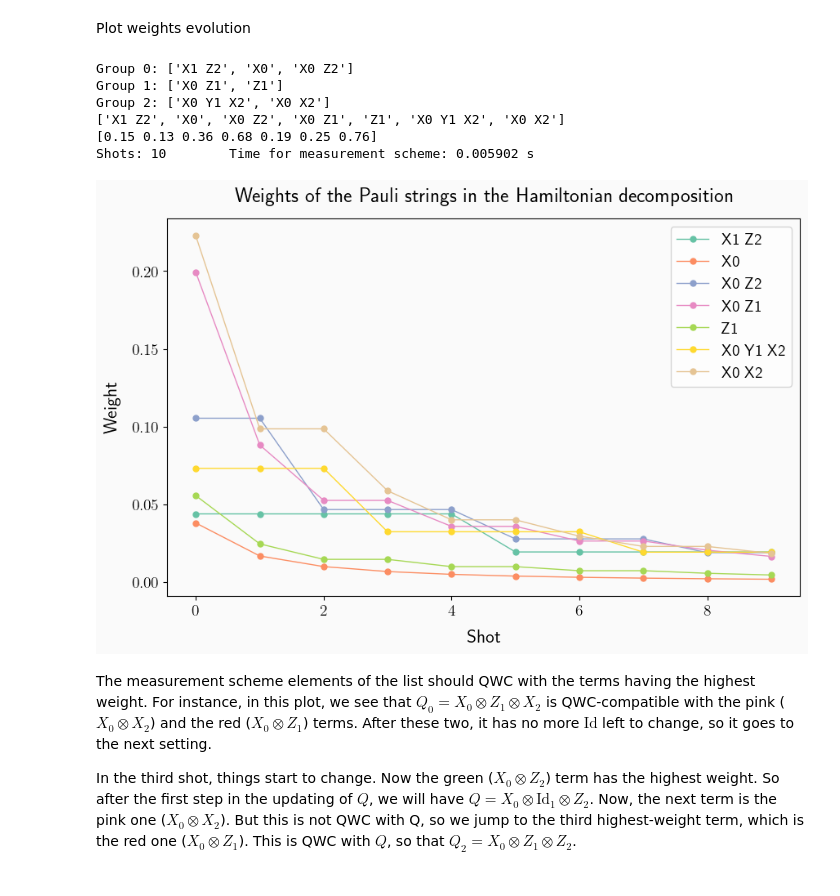
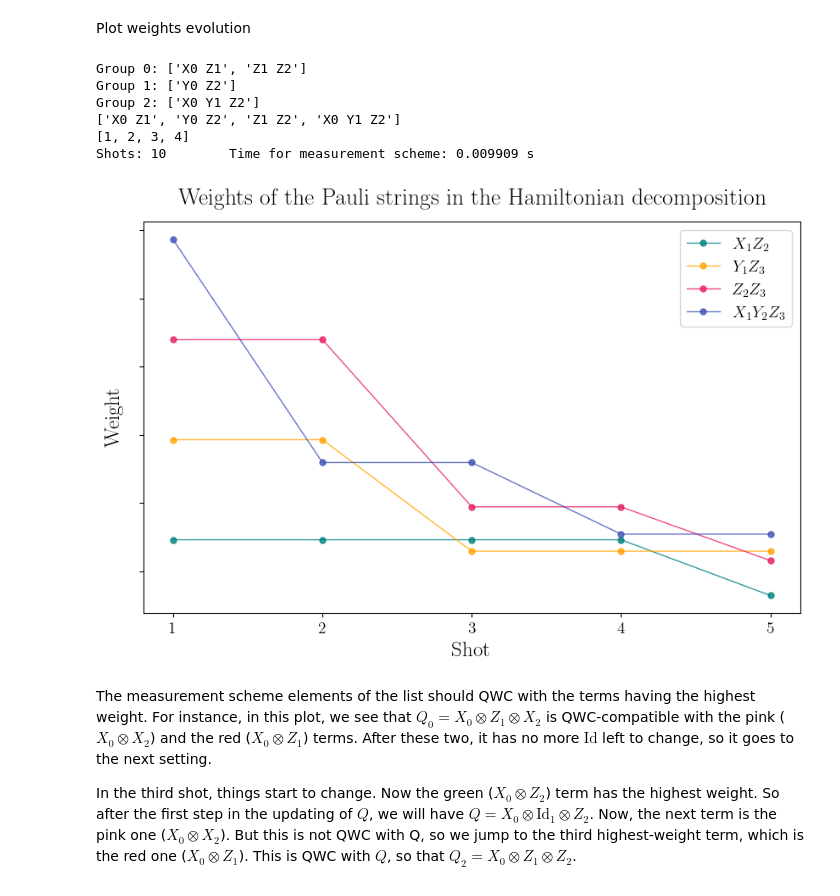
Before and after one commit to Marshhall/Physics_Thesis, a Jupyter notebook: shadow_grouping.ipynb, the cells around one changed output. Cells and saved outputs as stored; diff of their text form; code cells hidden in the pictures.

```diff
--- a/shadow_grouping.ipynb
+++ b/shadow_grouping.ipynb
@@ -609,8 +624,8 @@ Plot weights evolution
 # %%
 plt.rcParams['text.usetex'] = True
 plt.rcParams['font.size'] = 14
-plt.rcParams['axes.labelsize'] = 16
-plt.rcParams['axes.titlesize'] = 18
+plt.rcParams['axes.labelsize'] = 18
+plt.rcParams['axes.titlesize'] = 20
 plt.rcParams['xtick.labelsize'] = 14
 plt.rcParams['ytick.labelsize'] = 14
 
@@ -620,45 +635,49 @@ plt.rcParams['axes.prop_cycle'] = cycler(color=c)
 
 H.grouping_indices
 grouped_obs = [[H.ops[i] for i in indices] for indices in H.grouping_indices]
 for i, group in enumerate(grouped_obs):
     print(f"Group {i}: {[format_pauli_word(obs) for obs in group]}")
 
 print([format_pauli_word(op) for op in H.ops])
 print(H.coeffs)
 
 meas_scheme, weights_tracker = get_measurement_scheme(Ham=format_hamiltonian(H), n_shots=10, return_weights=True)
 weights_tracker = np.transpose(weights_tracker)
 
 marker_dict = {}
 markers = ['o', 's', 'd', '^', 'v', '<', '>', 'p', '*', 'h', 'H', '+', 'x', '|', '_']
 for group_idx, group in enumerate(grouped_obs):
     for obs in group:
         marker_dict[obs] = markers[group_idx % len(markers)]
 
 
 fig, ax = plt.subplots(figsize=(10, 6))
 
 # Set background color
-fig.patch.set_facecolor('#FAFAFA')  # Full figure background
-ax.set_facecolor('#FAFAFA')
+# fig.patch.set_facecolor('#FAFAFA')  # Full figure background
+# ax.set_facecolor('#FAFAFA')
+colors = ['#008080', '#FFA500', '#E91E63', '#3F51B5']
+names = [r"$X_1 Z_2$", r"$Y_1 Z_3$", r"$Z_2 Z_3$", r"$X_1 Y_2 Z_3$"]
 
 for i in range(len(weights_tracker)):
-    ax.plot(weights_tracker[i], marker="o", markersize=5, alpha=1, lw=1, label=format_pauli_word(H.ops[i]))
+    ax.plot(range(1,6), weights_tracker[i][:5], marker="o", markersize=5, alpha=0.8, color=colors[i], lw=1, label=names[i])
 
-ax.set_xlabel("Shot", labelpad=10)
+ax.set_xticks(range(1,6))
+ax.set_yticklabels([])
+ax.set_xlabel("Shot")
 ax.set_ylabel("Weight", labelpad=10)
 ax.set_title("Weights of the Pauli strings in the Hamiltonian decomposition", pad=15)
 ax.legend()
 plt.show()
-fig.savefig(f"Plots/weights_10.png", dpi=800)
+fig.savefig(f"Plots/weights.pdf", bbox_inches='tight', dpi=800)
 # %% [output]
-Group 0: ['X1 Z2', 'X0', 'X0 Z2']
-Group 1: ['X0 Z1', 'Z1']
-Group 2: ['X0 Y1 X2', 'X0 X2']
-['X1 Z2', 'X0', 'X0 Z2', 'X0 Z1', 'Z1', 'X0 Y1 X2', 'X0 X2']
-[0.15 0.13 0.36 0.68 0.19 0.25 0.76]
-Shots: 10        Time for measurement scheme: 0.005902 s
+Group 0: ['X0 Z1', 'Z1 Z2']
+Group 1: ['Y0 Z2']
+Group 2: ['X0 Y1 Z2']
+['X0 Z1', 'Y0 Z2', 'Z1 Z2', 'X0 Y1 Z2']
+[1, 2, 3, 4]
+Shots: 10        Time for measurement scheme: 0.009909 s
-[figure, old version]
+[figure, new version]
 # %% [markdown]
 The measurement scheme elements of the list should QWC with the terms having the highest weight. For instance, in this plot, we see that $Q_0 = X_0 \otimes Z_1 \otimes X_2$ is QWC-compatible with the pink ($X_0\otimes X_2$) and the red ($X_0 \otimes Z_1$) terms. After these two, it has no more $\text{Id}$ left to change, so it goes to the next setting.
 
```
Also changed, not shown: parts of 13 cells of this notebook, 9 other files.
